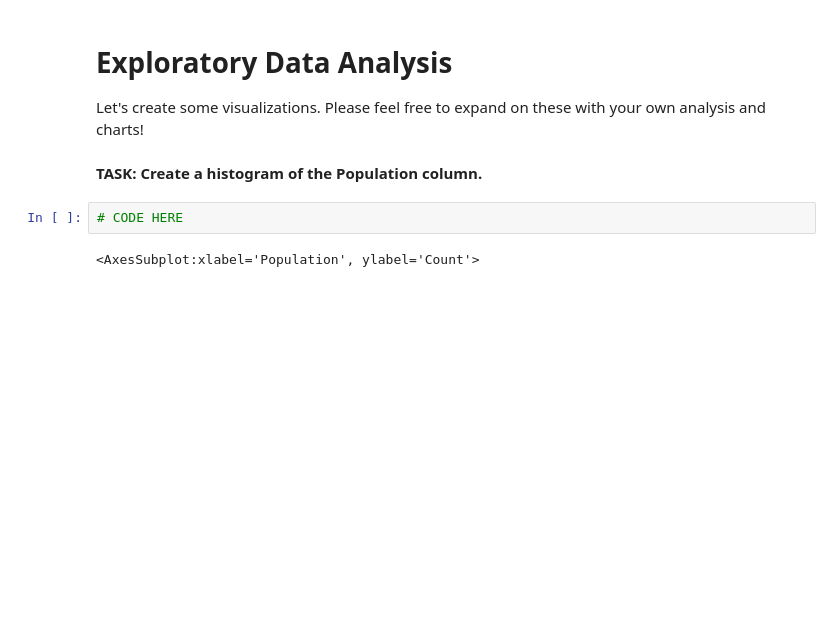
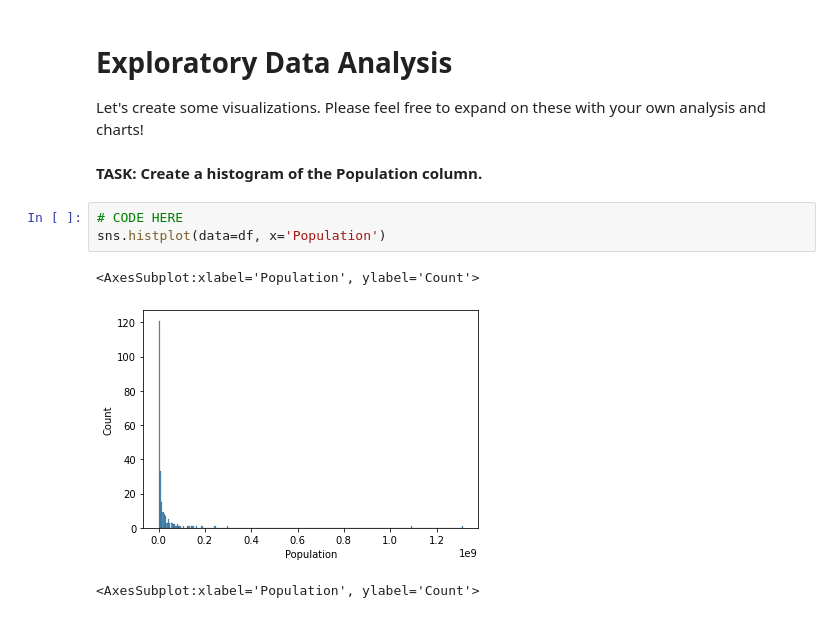
Before and after one commit to alpha-nero1/2021-Python-for-Machine-Learning-Data-Science-Masterclass, a Jupyter notebook: 20-Kmeans-Clustering/02-Kmeans-Clustering-Project-Exercise.ipynb, the cells around one changed output. Cells and saved outputs as stored; diff of their text form; blank space fills up the shorter version.

```diff
--- a/20-Kmeans-Clustering/02-Kmeans-Clustering-Project-Exercise.ipynb
+++ b/20-Kmeans-Clustering/02-Kmeans-Clustering-Project-Exercise.ipynb
@@ -88,6 +103,10 @@ Let's create some visualizations. Please feel free to expand on these with your
 **TASK: Create a histogram of the Population column.**
 # %%
 # CODE HERE
+sns.histplot(data=df, x='Population')
+# %% [output]
+<AxesSubplot:xlabel='Population', ylabel='Count'>
+[figure, added]
 # %%
 # %% [output]
 <AxesSubplot:xlabel='Population', ylabel='Count'>
```
Also changed, not shown: parts of 47 cells of this notebook, 17 other files.
